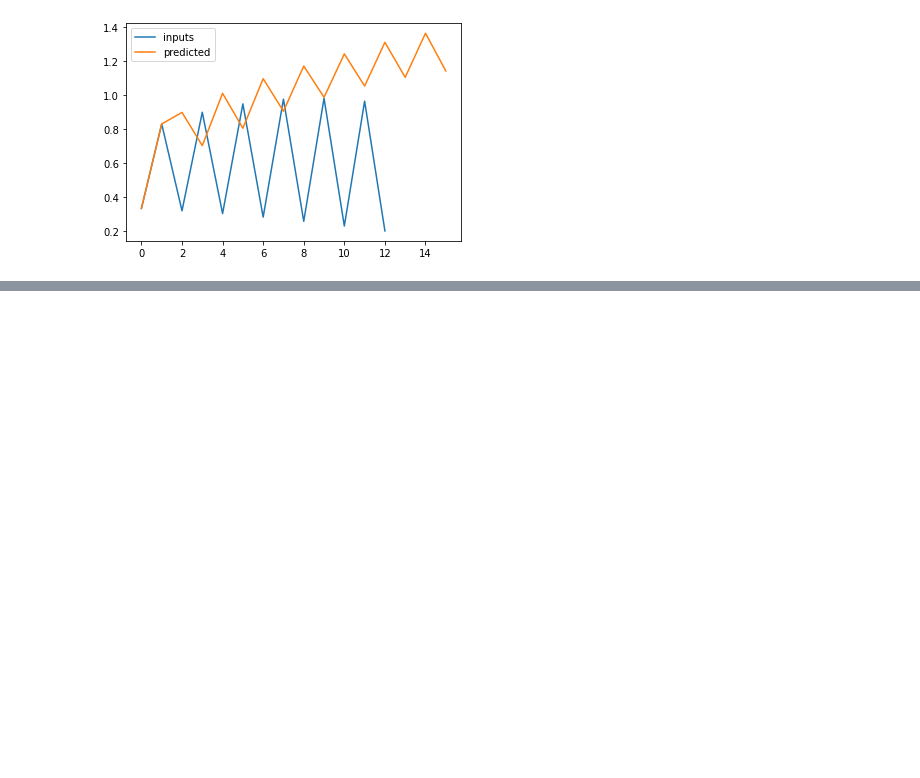
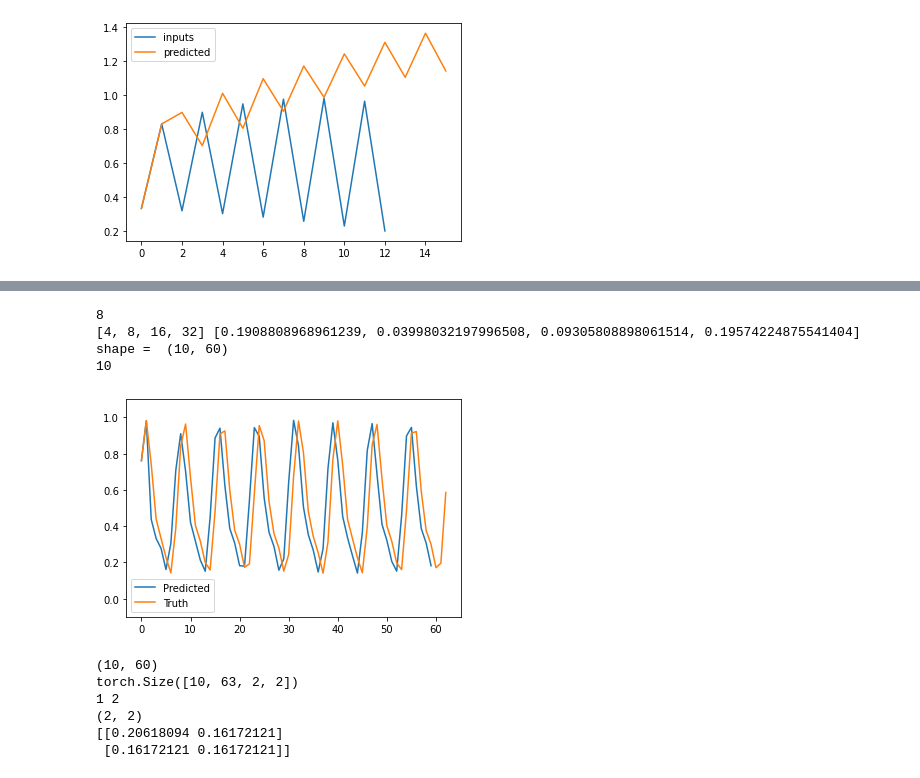
Before and after one commit to KatieJ16/Time_Space_multiscale, a Jupyter notebook: remake/double/toy2a_multiscale_model_fitting-Copy1.ipynb, the cells around one changed output, grey strips where cells are left out. Cells and saved outputs as stored; diff of their text form; code cells hidden in the pictures; blank space fills up the shorter version.

```diff
--- a/remake/double/toy2a_multiscale_model_fitting-Copy1.ipynb
+++ b/remake/double/toy2a_multiscale_model_fitting-Copy1.ipynb
@@ -575,35 +572,45 @@ torch.Size([1220, 3])
 
 # # return model_time
 # %%
+import ResNet as tnet
 #====================================================================================
 def plot_lowest_error(data, model, i = 0):
     """
     Plot data at model, idx
 
     inputs:
         data: tensor of shape (n_points, n_timesteps, dim, dim)
         model: Resnet model to predict on
         i: int, which validation point to graph
     outputs:
         No returned values, but graph shown
 
 
     """
     data  = torch.flatten(data, 2,3)
     _, total_steps, _ = data.shape
-    y_preds = model.uni_scale_forecast(torch.tensor(data[:,0,:]).float(), n_steps=total_steps-1)
-    plt.plot(y_preds[i,:,0], label = "Predicted")
-    plt.plot(data[i,1:,0], label = "Truth")
+#     y_preds = model.uni_scale_forecast(torch.tensor(data[:,0,:]).float(), n_steps=total_steps-1)
+    y_preds, mse = model.predict_mse()
+    print("shape = ", y_preds.shape)
+    print(len(y_preds))
+    plt.plot(y_preds[i], label = "Predicted")
+    plt.plot(model.val_data[i,::model.step_size,0,0], label = "Truth")
     plt.ylim([-.1, 1.1])
     plt.legend()
     plt.show()
 #====================================================================================
 
 print(step_sizes[idx_lowest])
 print(step_sizes, mse_list)
 plot_lowest_error(val_dict[str(current_size)], models[idx_lowest], i =2)
 
 # print(train_data.shape)
 # dataset = tnet.DataSet(torch.flatten(train_data, 2,3), torch.flatten(val_data, 2,3),
 #                        torch.flatten(val_data, 2,3), 1, step_sizes[idx_lowest], 5)
 # dataset.plot_val_data()
+# %% [output]
+8
+[4, 8, 16, 32] [0.1908808968961239, 0.03998032197996508, 0.09305808898061514, 0.19574224875541404]
+shape =  (10, 60)
+10
+[figure, added]
@@ -677,12 +637,18 @@ def find_error_4(data, model, truth_data, tol = 1e-5):
     assert len(data.shape) == 4
     n_points, n_timesteps, dim, _ = data.shape
     data  = torch.flatten(data, 2,3)
-    y_preds = model.uni_scale_forecast(torch.tensor(data[:,0,:]).float(), n_steps=n_timesteps-1).reshape(( n_points, n_timesteps-1, dim,dim))
+    y_preds, mse_avg = model.predict_mse()
+
+#     y_preds = model.uni_scale_forecast(torch.tensor(data[:,0,:]).float(), n_steps=n_timesteps-1).reshape(( n_points, n_timesteps-1, dim,dim))
 
     _,_, truth_dim, _ = truth_data.shape
     assert truth_dim >= dim
 
-    loss = mse(y_preds, truth_data[:,1:])
+    truth_with_step_size = truth_data[:,::model.step_size]
+
+    print(y_preds.shape)
+    print(truth_data[:,::model.step_size].shape)
+    loss = mse(y_preds, truth_with_step_size[:,3:])
 
     resolved =  loss.max() <= tol
     unresolved_array = torch.tensor(loss <= tol)
@@ -705,9 +671,20 @@ def mse(data1, data2):
         mse: array of size (min_dim, min_dim) with mse
 
     """
+    #made 4 dims
+    if len(data1.shape) != 4:
+        data1 = torch.tensor(data1).unsqueeze(2).unsqueeze(3)
+    if len(data2.shape) != 4:
+        data2 = torch.tensor(data2).unsqueeze(2).unsqueeze(3)
+
+    #need to be 4d now
+    assert len(data1.shape) ==4
+    assert len(data2.shape) ==4
+
     #find bigger dim
     size1 = data1.shape[-1]
     size2 = data2.shape[-1]
+    print(size1, size2)
     size_max = max(size1, size2)
 
     #grow to save sizes and find mse
@@ -742,6 +719,13 @@ def grow(data, dim_full=128):
 resolved, loss, unresolved_list = find_error_4(val_dict['1'], models[idx_lowest], val_dict['2'])
 print(loss.shape)
 print(loss)
+# %% [output]
+(10, 60)
+torch.Size([10, 63, 2, 2])
+1 2
+(2, 2)
+[[0.20618094 0.16172121]
+ [0.16172121 0.16172121]]
 # %%
 
 unresolved_dict[str(current_size)] = torch.tensor(unresolved_list)
```
Also changed, not shown: parts of 10 cells of this notebook, 1 other file.
